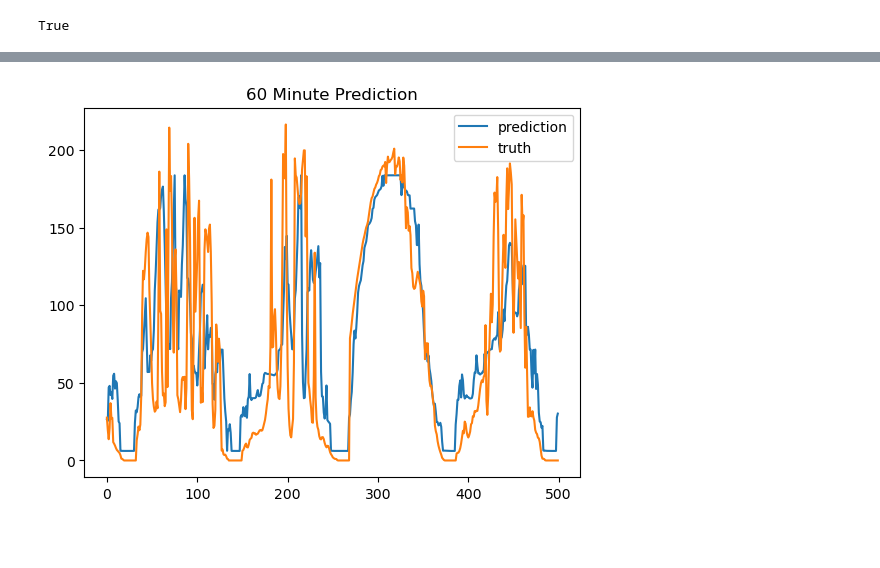
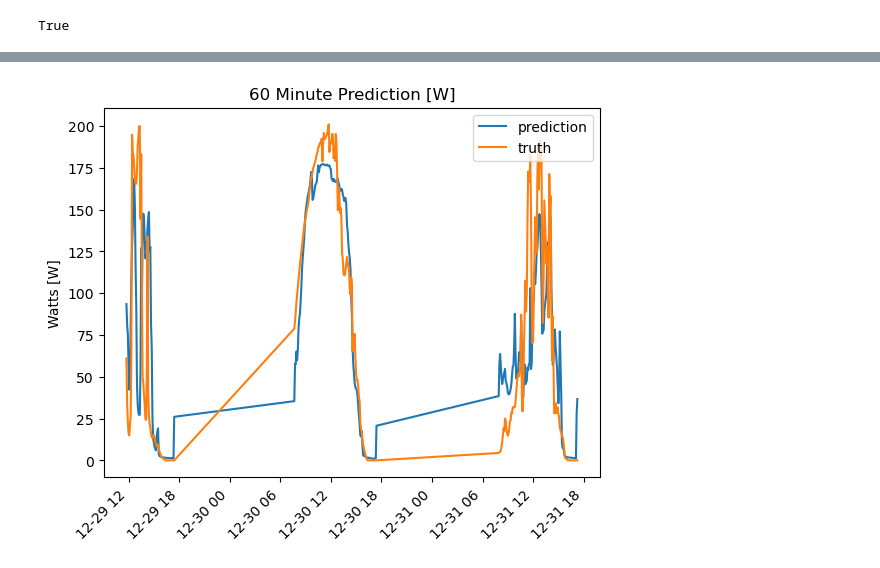
Before and after one commit to navanodonavan/MSAAI530_Final_Project_G6, a Jupyter notebook: MSAAI530_Final_Project_LSTM_Regression.ipynb, the cells around one changed output, grey strips where cells are left out. Drawn from its saved outputs; the diff is of its cells as text; code cells hidden in the pictures; blank space fills up the shorter version.

Commit message:
final LSTM push

```diff
--- a/MSAAI530_Final_Project_LSTM_Regression.ipynb
+++ b/MSAAI530_Final_Project_LSTM_Regression.ipynb
@@ -368,22 +394,22 @@ minute_shift=1440 sequence_length=3 num_layers=6 batch_size=1024
 # %%
 # Optimal features and hyperparameters for 15 minute look ahead
-X_col_15 = ['A_Optimal - Voltage DC [V]', 'A_Optimal - Current DC [A]', 'A_Optimal - Power DC [W]', 'Ambient Temperature [C]',\
-            'Global Radiation [W/m2]', 'Ultraviolet [W/m2]', 'Wind Velocity [m/s]', 'Precipitation [mm]', 'hour_and_minute']
-sequence_length_15 = 5
-num_layers_15 = 2
-batch_size_15 = 16384
+X_col_15 = ['A_Optimal - Voltage DC [V]', 'A_Optimal - Current DC [A]', 'A_Optimal - Power DC [W]', 'A_Optimal - Temperature [C]', 'Ambient Temperature [C]',\
+            'Ultraviolet [W/m2]', 'Wind Velocity [m/s]', 'Wind Direction [Deg]', 'Precipitation [mm]', 'day_of_year', 'hour_and_minute']
+sequence_length_15 = 15
+num_layers_15 = 3
+batch_size_15 = 1024
 
 # Optimal features and hyperparameters for 60 minute look ahead
-X_col_60 = ['A_Optimal - Voltage DC [V]', 'A_Optimal - Current DC [A]', 'A_Optimal - Power DC [W]', 'A_Optimal - Temperature [C]',\
-            'Ambient Temperature [C]', 'Wind Velocity [m/s]', 'Wind Direction [Deg]', 'Precipitation [mm]', 'hour_and_minute']
-sequence_length_60 = 5
-num_layers_60 = 5
-batch_size_60 = 2048
+X_col_60 = ['A_Optimal - Voltage DC [V]', 'A_Optimal - Current DC [A]', 'A_Optimal - Power DC [W]', 'A_Optimal - Temperature [C]', 'Ambient Temperature [C]',\
+            'Ultraviolet [W/m2]', 'Wind Velocity [m/s]', 'Wind Direction [Deg]', 'Precipitation [mm]', 'day_of_year', 'hour_and_minute']
+sequence_length_60 = 3
+num_layers_60 = 2
+batch_size_60 = 16384
 
 # Optimal features and hyperparameters for 1 day look ahead
-X_col_1440 = ['A_Optimal - Voltage DC [V]', 'A_Optimal - Current DC [A]', 'A_Optimal - Power DC [W]', 'A_Optimal - Temperature [C]',\
-              'Ambient Temperature [C]', 'Global Radiation [W/m2]', 'Ultraviolet [W/m2]', 'Wind Velocity [m/s]', 'Wind Direction [Deg]', 'Precipitation [mm]', 'hour_and_minute']
+X_col_1440 = ['A_Optimal - Voltage DC [V]', 'A_Optimal - Current DC [A]', 'A_Optimal - Power DC [W]', 'A_Optimal - Temperature [C]', 'Ambient Temperature [C]',\
+              'Global Radiation [W/m2]', 'Ultraviolet [W/m2]', 'Wind Velocity [m/s]', 'Wind Direction [Deg]', 'day_of_year', 'hour_and_minute']
 sequence_length_1440 = 3
 num_layers_1440 = 6
-batch_size_1440 = 1024
+batch_size_1440 = 2048
 # %%
@@ -447,11 +555,11 @@ plt.show()
 # %%
-lstm_pred_60 = lstm_pred_60.to('cpu')
-lstm_true_60 = lstm_true_60.to('cpu')
-
-plt.plot(lstm_pred_60[-500:], label='prediction')
-plt.plot(lstm_true_60[-500:], label='truth')
-plt.title("60 Minute Prediction")
+# Show sample of 60 minute look ahead
+plt.plot(df_test_60['y_pred'].iloc[-300:], label='prediction')
+plt.plot(df_test_60['y_truth'].iloc[-300:],  label='truth')
+plt.title("60 Minute Prediction [W]")
+plt.xticks(rotation=45, ha='right')
+plt.ylabel("Watts [W]")
 plt.legend()
 plt.show()
 # %% [output]
-[figure, old version]
+[figure, new version]
```
Also changed, not shown: parts of 17 cells of this notebook, 4 other files.
